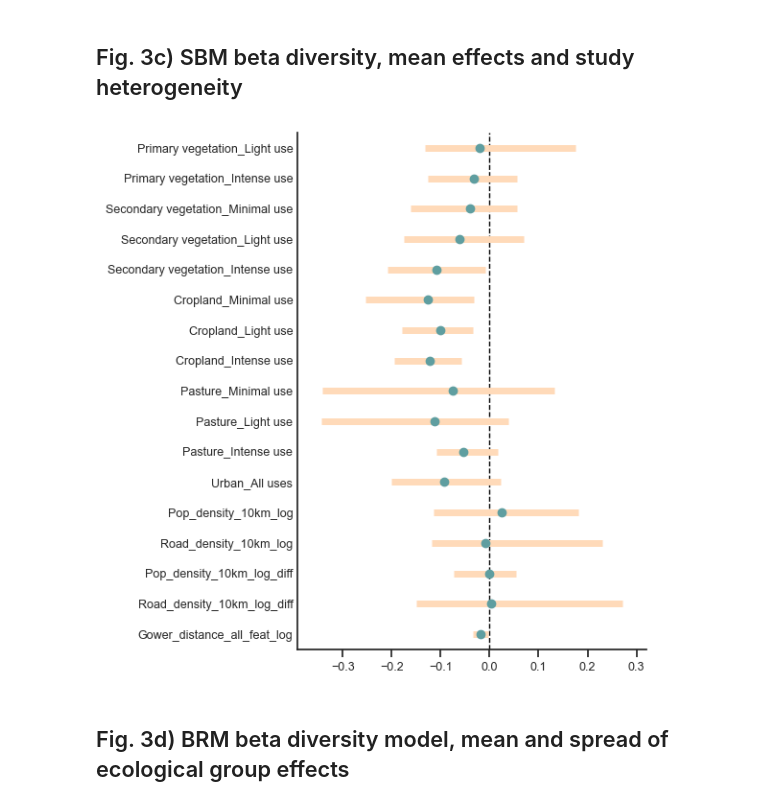
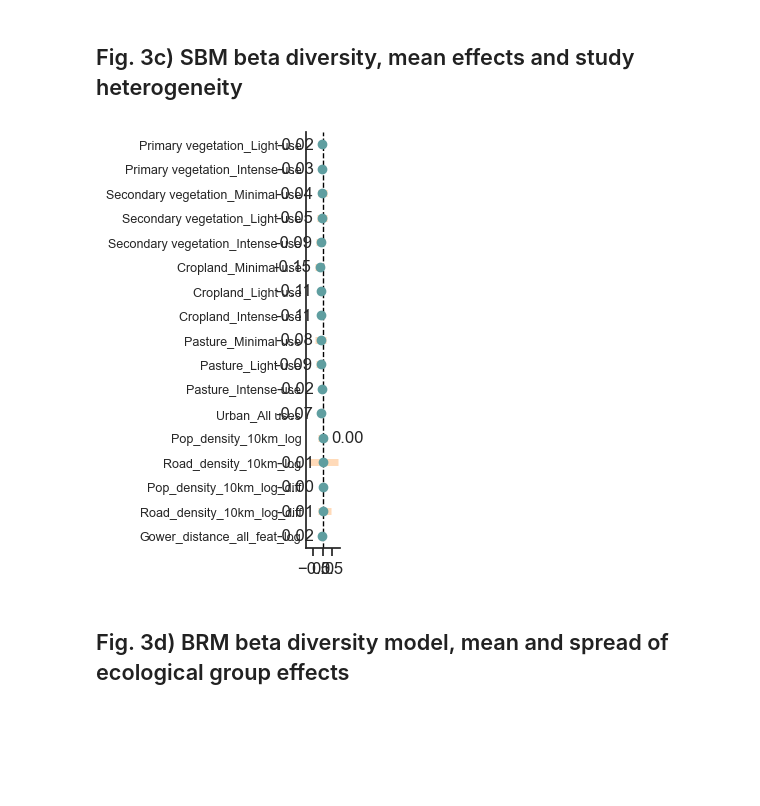
Before and after one commit to j-nystrom/biodiversity-impacts, a Jupyter notebook: notebooks/1_manuscript_main.ipynb, the cells around one changed output. Cells and saved outputs as stored; diff of their text form; code cells hidden in the pictures; blank space fills up the shorter version.

```diff
--- a/notebooks/1_manuscript_main.ipynb
+++ b/notebooks/1_manuscript_main.ipynb
@@ -1518,7 +1527,7 @@ def plot_effect_panel(
     show_ecological_spread: bool = False,
     figsize: tuple[float, float] = (3.8, 5.4),
     axes_label_size: int = 9,
-    axes_number_size: int = 9,
+    axes_number_size: int = 12,
     ecological_line_width: float = 2.0,
     plot_effect_order: list[str] | None = None,
     plot_effect_x_limits: tuple[float, float] | None = None,
@@ -1633,16 +1642,16 @@ fig3ce_figsize = (2.7, 4.8)
 # %%
 # Plot Fig 3c as SBM beta study heterogeneity and population mean effects.
 fig3c_sbm_effects = plot_effect_panel(
     effect_summary=effect_summaries["SBM"],
-    figsize=(6, 6),
+    figsize=fig3ce_figsize,
     show_axes_labels_values=True,
     show_legend=False,
-    show_mean_values=False,
+    show_mean_values=True,
     plot_effect_order=effect_order,
     plot_effect_x_limits=effect_x_limits,
 )
 # %% [output]
-[figure, old version]
+[figure, new version]
 # %%
 fig3c_sbm_effects.savefig(
     "../../documents/revision/plots/fig3c_sbm_effects.svg",
```
Also changed, not shown: parts of 78 cells of this notebook, 30 other files.
